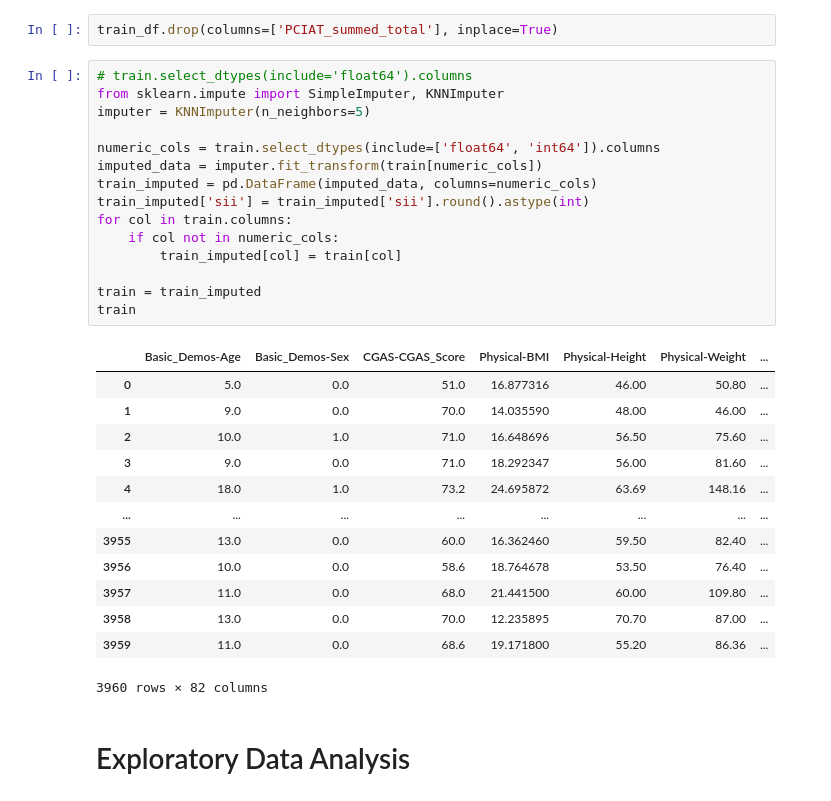
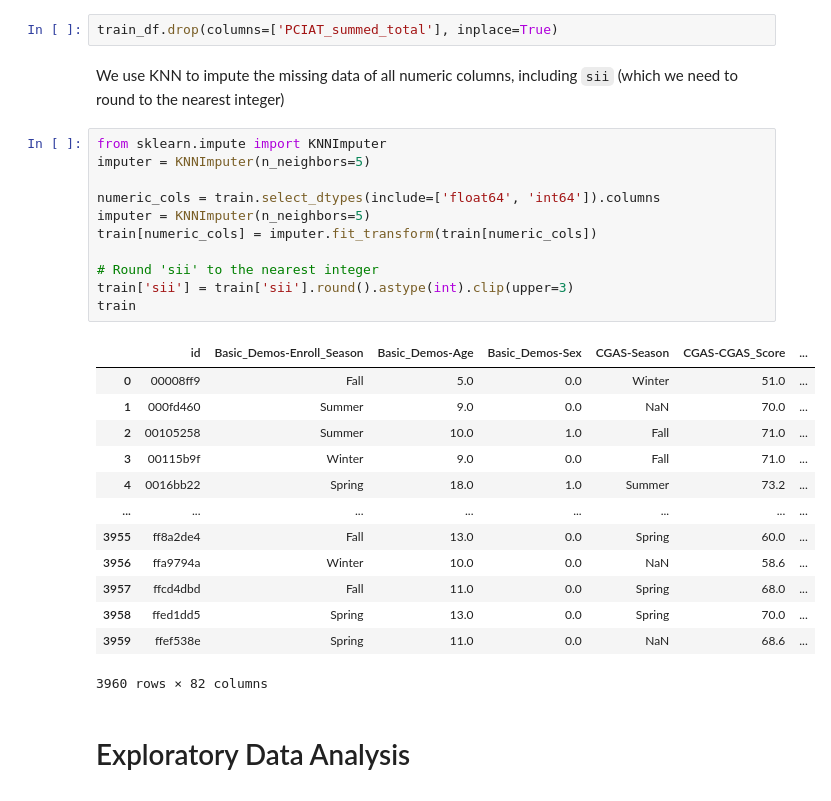
Before and after one commit to crmueller100/child-mind-institute-problematic-internet-use, a Jupyter notebook: predict_severity_impairment_index.ipynb, the cells around one changed output. Cells and saved outputs as stored; diff of their text form.

Commit message:
updated imputer

```diff
--- a/predict_severity_impairment_index.ipynb
+++ b/predict_severity_impairment_index.ipynb
@@ -89,34 +71,32 @@ np.True_
 The number of instances where PCIAT-PCIAT_1 -> PCIAT-PCIAT_20 is equal to PCIAT-PCIAT_Total is equal to the number of records in the dataset. This shows that PCIAT-PCIAT_Total is 100% is a linear transformation of other features in this dataset, so we can drop it from the dataset
 # %%
 train_df.drop(columns=['PCIAT_summed_total'], inplace=True)
+# %% [markdown]
+We use KNN to impute the missing data of all numeric columns, including `sii` (which we need to round to the nearest integer)
 # %%
-# train.select_dtypes(include='float64').columns
-from sklearn.impute import SimpleImputer, KNNImputer
+from sklearn.impute import KNNImputer
 imputer = KNNImputer(n_neighbors=5)
 
 numeric_cols = train.select_dtypes(include=['float64', 'int64']).columns
-imputed_data = imputer.fit_transform(train[numeric_cols])
-train_imputed = pd.DataFrame(imputed_data, columns=numeric_cols)
-train_imputed['sii'] = train_imputed['sii'].round().astype(int)
-for col in train.columns:
-    if col not in numeric_cols:
-        train_imputed[col] = train[col]
+imputer = KNNImputer(n_neighbors=5)
+train[numeric_cols] = imputer.fit_transform(train[numeric_cols])
 
-train = train_imputed
+# Round 'sii' to the nearest integer
+train['sii'] = train['sii'].round().astype(int).clip(upper=3)
 train
 # %% [output]
-|  | Basic_Demos-Age | Basic_Demos-Sex | CGAS-CGAS_Score | Physical-BMI | Physical-Height | Physical-Weight | ... |
-| 0 | 5.0 | 0.0 | 51.0 | 16.877316 | 46.00 | 50.80 | ... |
-| 1 | 9.0 | 0.0 | 70.0 | 14.035590 | 48.00 | 46.00 | ... |
-| 2 | 10.0 | 1.0 | 71.0 | 16.648696 | 56.50 | 75.60 | ... |
-| 3 | 9.0 | 0.0 | 71.0 | 18.292347 | 56.00 | 81.60 | ... |
-| 4 | 18.0 | 1.0 | 73.2 | 24.695872 | 63.69 | 148.16 | ... |
+|  | id | Basic_Demos-Enroll_Season | Basic_Demos-Age | Basic_Demos-Sex | CGAS-Season | CGAS-CGAS_Score | ... |
+| 0 | 00008ff9 | Fall | 5.0 | 0.0 | Winter | 51.0 | ... |
+| 1 | 000fd460 | Summer | 9.0 | 0.0 | NaN | 70.0 | ... |
+| 2 | 00105258 | Summer | 10.0 | 1.0 | Fall | 71.0 | ... |
+| 3 | 00115b9f | Winter | 9.0 | 0.0 | Fall | 71.0 | ... |
+| 4 | 0016bb22 | Spring | 18.0 | 1.0 | Summer | 73.2 | ... |
 | ... | ... | ... | ... | ... | ... | ... | ... |
-| 3955 | 13.0 | 0.0 | 60.0 | 16.362460 | 59.50 | 82.40 | ... |
-| 3956 | 10.0 | 0.0 | 58.6 | 18.764678 | 53.50 | 76.40 | ... |
-| 3957 | 11.0 | 0.0 | 68.0 | 21.441500 | 60.00 | 109.80 | ... |
-| 3958 | 13.0 | 0.0 | 70.0 | 12.235895 | 70.70 | 87.00 | ... |
-| 3959 | 11.0 | 0.0 | 68.6 | 19.171800 | 55.20 | 86.36 | ... |
+| 3955 | ff8a2de4 | Fall | 13.0 | 0.0 | Spring | 60.0 | ... |
+| 3956 | ffa9794a | Winter | 10.0 | 0.0 | NaN | 58.6 | ... |
+| 3957 | ffcd4dbd | Fall | 11.0 | 0.0 | Spring | 68.0 | ... |
+| 3958 | ffed1dd5 | Spring | 13.0 | 0.0 | Spring | 70.0 | ... |
+| 3959 | ffef538e | Spring | 11.0 | 0.0 | NaN | 68.6 | ... |
 3960 rows × 82 columns
 # %% [markdown]
 # Exploratory Data Analysis
```
Also changed, not shown: parts of 4 cells of this notebook.
